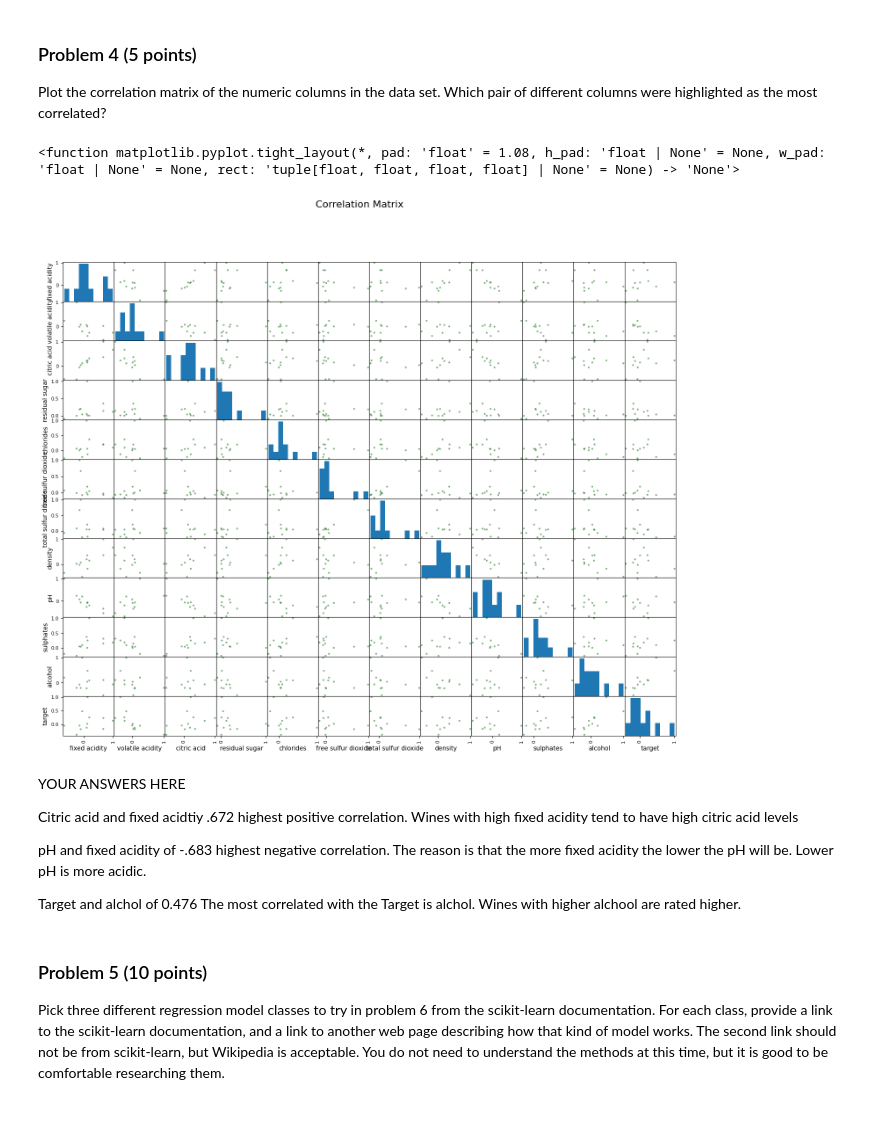
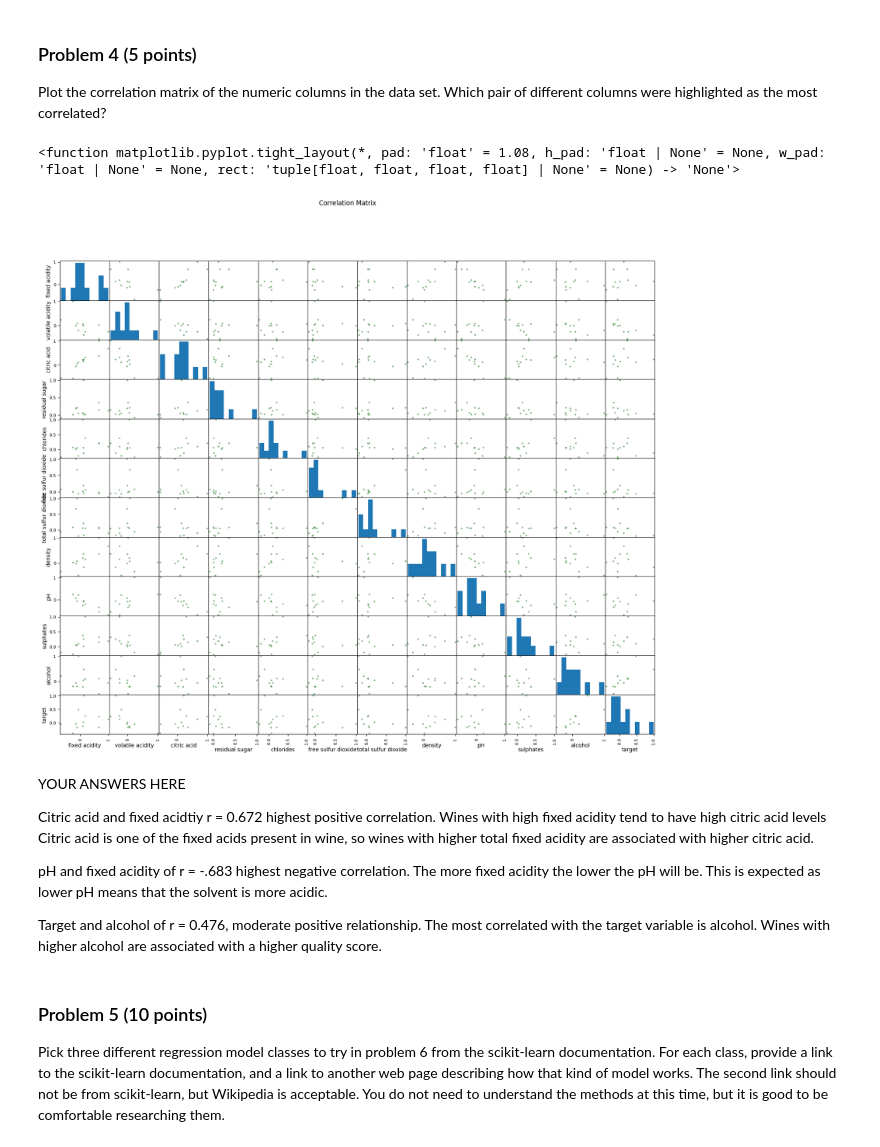
Before and after one commit to freddfredge/dx602-final-project, a Jupyter notebook: project.ipynb, the cells around one changed output. Cells and saved outputs as stored; diff of their text form; code cells hidden in the pictures; blank space fills up the shorter version.

```diff
--- a/project.ipynb
+++ b/project.ipynb
@@ -168,24 +219,25 @@ Which pair of different columns were highlighted as the most correlated?
 # %%
 # YOUR CODE HERE
 matrix = wine.corr()
 matrix
-pd.plotting.scatter_matrix(matrix, figsize=(18,14), color = "darkgreen")
-plt.suptitle('Correlation Matrix', fontsize=16)
+pd.plotting.scatter_matrix(matrix, figsize=(20,16), color = "darkgreen")
+plt.suptitle('Correlation Matrix', fontsize=12)
 plt.tight_layout
 # %% [output]
 <function matplotlib.pyplot.tight_layout(*, pad: 'float' = 1.08, h_pad: 'float | None' = None, w_pad: 'float | None' = None, rect: 'tuple[float, float, float, float] | None' = None) -> 'None'>
-[figure, old version]
+[figure, new version]
 # %% [markdown]
 YOUR ANSWERS HERE
 
-Citric acid and fixed acidtiy .672 highest positive correlation.
+Citric acid and fixed acidtiy r = 0.672 highest positive correlation.
 Wines with high fixed acidity tend to have high citric acid levels
+Citric acid is one of the fixed acids present in wine, so wines with higher total fixed acidity are associated with higher citric acid.
 
-pH and fixed acidity of -.683 highest negative correlation.
-The reason is that the more fixed acidity the lower the pH will be. Lower pH is more acidic.
+pH and fixed acidity of r = -.683 highest negative correlation.
+The more fixed acidity the lower the pH will be. This is expected as lower pH means that the solvent is more acidic.
 
-Target and alchol of 0.476
-The most correlated with the Target is alchol. Wines with higher alchool are rated higher.
+Target and alcohol of r = 0.476, moderate positive relationship.
+The most correlated with the target variable is alcohol. Wines with higher alcohol are associated with a higher quality score.
 # %% [markdown]
 ### Problem 5 (10 points)
 
```
Also changed, not shown: parts of 8 cells of this notebook.
